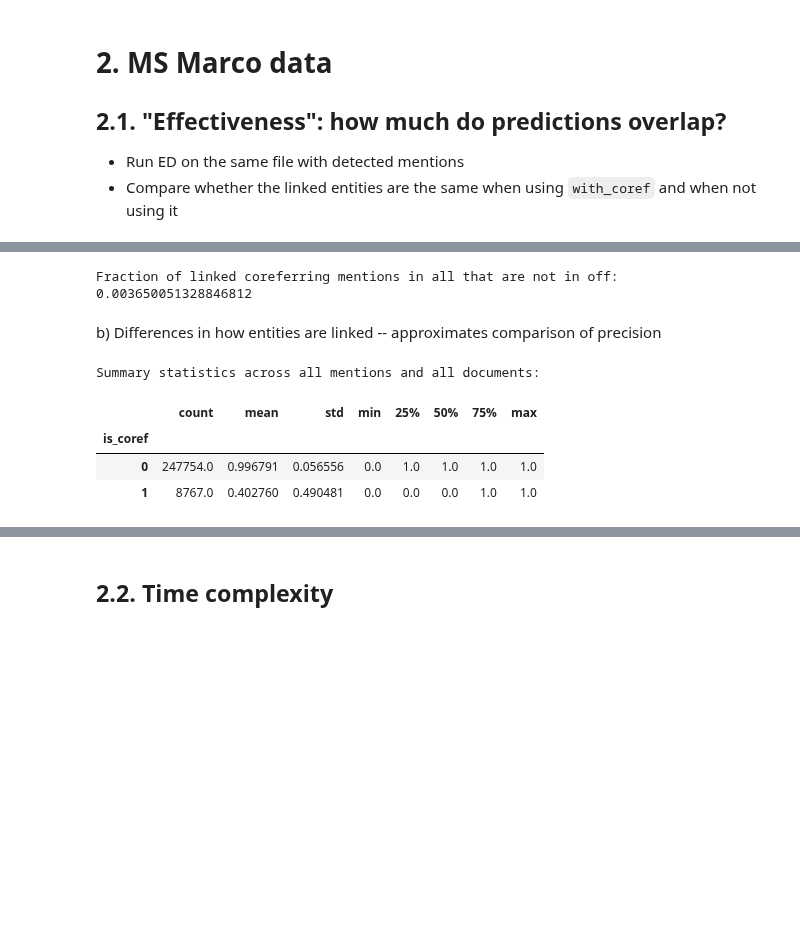
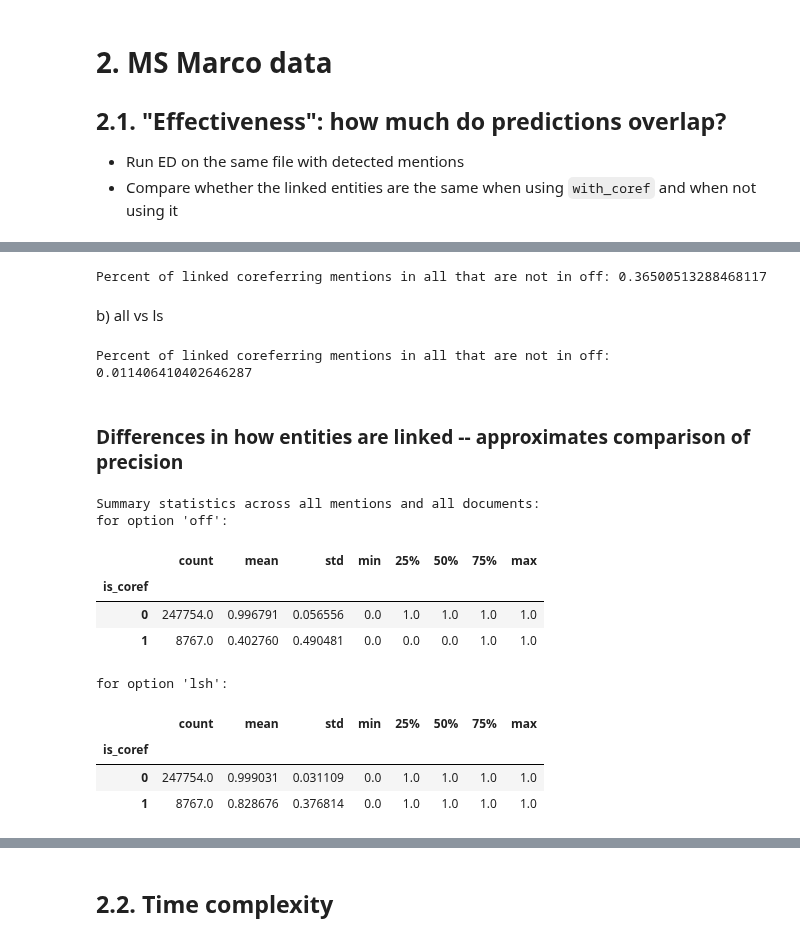
Before and after one commit to f-hafner/explore_coref, a Jupyter notebook: overview.ipynb, the cells around one changed output, grey strips where cells are left out. Drawn from its saved outputs; the diff is of its cells as text; code cells hidden in the pictures; blank space fills up the shorter version.

```diff
--- a/overview.ipynb
+++ b/overview.ipynb
@@ -445,14 +447,21 @@ a) Differences in which entities are linked -- approximates comparison of recall
 # %%
-
-name_main = "ed_coref_all"
 all_only = d_msmarco["ed_coref_all"][~d_msmarco["ed_coref_all"].index.isin(d_msmarco["ed_coref_off"].index)].shape[0]
 reference_all_only = d_msmarco["ed_coref_all"].loc[d_msmarco["ed_coref_all"]["is_coref"] == 1].shape[0]
 
-print(f"Fraction of linked coreferring mentions in all that are not in off: {all_only/reference_all_only}")
+print(f"Percent of linked coreferring mentions in all that are not in off: {all_only/reference_all_only * 100}")
 # %% [output]
-Fraction of linked coreferring mentions in all that are not in off: 0.003650051328846812
+Percent of linked coreferring mentions in all that are not in off: 0.36500513288468117
+# %% [markdown]
+b) all vs ls
+# %%
+all_only = d_msmarco["ed_coref_all"][~d_msmarco["ed_coref_all"].index.isin(d_msmarco["ed_coref_lsh"].index)].shape[0]
+reference_all_only = d_msmarco["ed_coref_all"].loc[d_msmarco["ed_coref_all"]["is_coref"] == 1].shape[0]
+
+print(f"Percent of linked coreferring mentions in all that are not in off: {all_only/reference_all_only * 100}")
+# %% [output]
+Percent of linked coreferring mentions in all that are not in off: 0.011406410402646287
 # %% [markdown]
-b) Differences in how entities are linked -- approximates comparison of precision
+### Differences in how entities are linked -- approximates comparison of precision
 # %%
 colnames_to_change = ["entity", "ed_score", "tag"]
 
@@ -463,22 +472,34 @@ for name, df in d_msmarco.items():
 # %%
 
 d_compare = (d_msmarco["ed_coref_all"]
-                .join(d_msmarco["ed_coref_off"].drop(columns="is_coref"))
+                .join(d_msmarco["ed_coref_off"].drop(columns=["is_coref", "tag_ed_coref_off"]))
+                .join(d_msmarco["ed_coref_lsh"].drop(columns=["is_coref", "tag_ed_coref_lsh"]))
                 .reset_index()
             )
 
-d_compare.head()
-d_compare['same_entity'] = np.where(d_compare["entity_ed_coref_all"] == d_compare["entity_ed_coref_off"], 1, 0)
+# display(d_compare.head())
+d_compare['same_entity_off'] = np.where(d_compare["entity_ed_coref_all"] == d_compare["entity_ed_coref_off"], 1, 0)
+d_compare['same_entity_lsh'] = np.where(d_compare["entity_ed_coref_all"] == d_compare["entity_ed_coref_lsh"], 1, 0)
+
 assert d_compare.shape[0] == d_msmarco["ed_coref_all"].shape[0], "not the same number of entities in d_compare and ed_coref"
 
 print("Summary statistics across all mentions and all documents:")
-d_compare.groupby("is_coref")["same_entity"].describe()
+print("for option 'off':")
+display(d_compare.groupby("is_coref")["same_entity_off"].describe())
+print("for option 'lsh':")
+display(d_compare.groupby("is_coref")["same_entity_lsh"].describe())
 # %% [output]
 Summary statistics across all mentions and all documents:
+for option 'off':
 |  | count | mean | std | min | 25% | 50% | 75% | max |
 | is_coref |  |  |  |  |  |  |  |  |
 | 0 | 247754.0 | 0.996791 | 0.056556 | 0.0 | 1.0 | 1.0 | 1.0 | 1.0 |
 | 1 | 8767.0 | 0.402760 | 0.490481 | 0.0 | 0.0 | 0.0 | 1.0 | 1.0 |
+for option 'lsh':
+|  | count | mean | std | min | 25% | 50% | 75% | max |
+| is_coref |  |  |  |  |  |  |  |  |
+| 0 | 247754.0 | 0.999031 | 0.031109 | 0.0 | 1.0 | 1.0 | 1.0 | 1.0 |
+| 1 | 8767.0 | 0.828676 | 0.376814 | 0.0 | 1.0 | 1.0 | 1.0 | 1.0 |
 # %%
 xlabel = 'Total number of linked mentions in document'
 ylabel = "Fraction same linked entity for options 'all' and 'off' "
```
Also changed, not shown: parts of 6 cells of this notebook, 11 other files.
